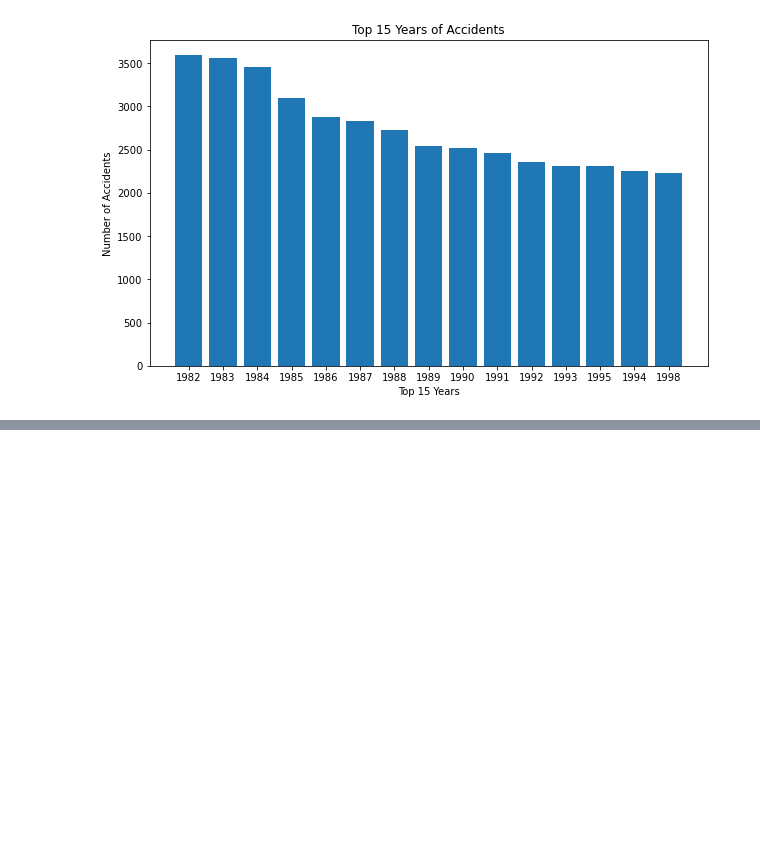
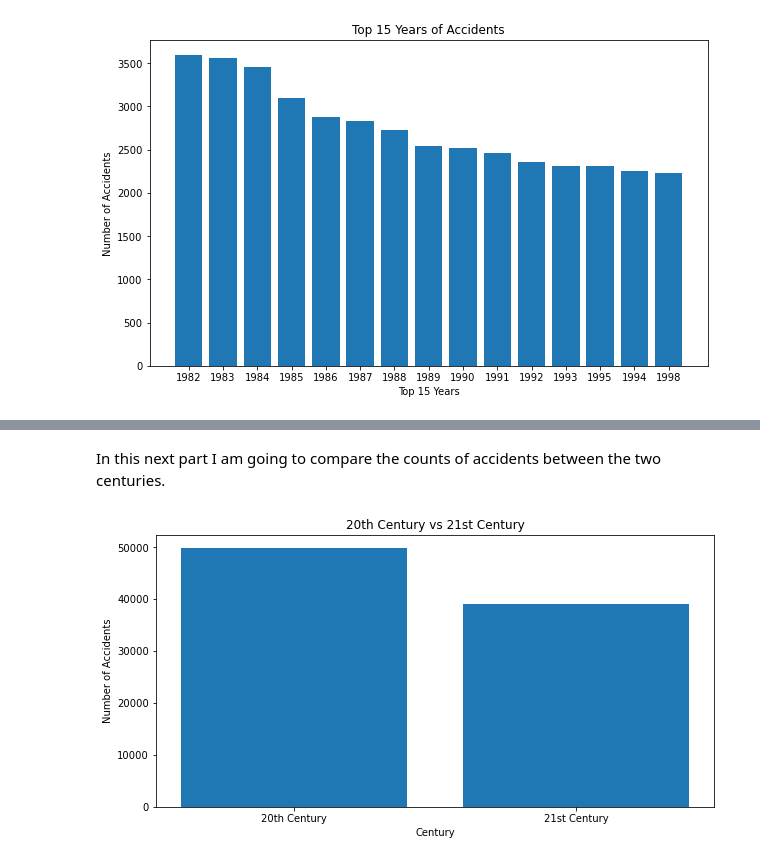
Before and after one commit to Assesa44/Phase1_project, a Jupyter notebook: notebook.ipynb, the cells around one changed output, grey strips where cells are left out. Cells and saved outputs as stored; diff of their text form; code cells hidden in the pictures; blank space fills up the shorter version.

```diff
--- a/notebook.ipynb
+++ b/notebook.ipynb
@@ -231,0 +247,7 @@ In the chart, From 1982, the industry saw minimal but steady drop in aircraft ac
+# %%
+#The first step is to change the whole Year column from an object datatype to an integer, this is mainly because Python does not support comparisons between str and int.
+Aviation_data['Year'] = Aviation_data['Year'].map(lambda x: int(x))
+
+#filtering data for the 20th Century
+Twentieth_century = Aviation_data[Aviation_data.Year <= 2000]
+Twentieth_century
@@ -231,0 +268,4 @@ In the chart, From 1982, the industry saw minimal but steady drop in aircraft ac
+# %%
+#filtering data for the 21st Century
+Twenty1_century = Aviation_data[Aviation_data.Year > 2000]
+Twenty1_century
@@ -231,0 +286,25 @@ In the chart, From 1982, the industry saw minimal but steady drop in aircraft ac
+# %% [markdown]
+In this next part I am going to compare the counts of accidents between the two centuries.
+# %%
+#Preparing my data before plotting
+count_1 = Twentieth_century['Investigation.Type'].value_counts().sum()
+count_2 = Twenty1_century['Investigation.Type'].value_counts().sum()
+
+
+x = ['20th Century', '21st Century']
+height = [count_1, count_2]
+
+#titles and labels
+Title = '20th Century vs 21st Century'
+x_label = 'Century'
+y_label = "Number of Accidents"
+
+#Plotting a bar chart
+fig, ax = plt.subplots(figsize= (10,5))
+
+ax.bar(x, height)
+ax.set_title(Title)
+ax.set_xlabel(x_label)
+ax.set_ylabel(y_label);
+# %% [output]
+[figure, added]
```
Also changed, not shown: parts of 18 cells of this notebook.
